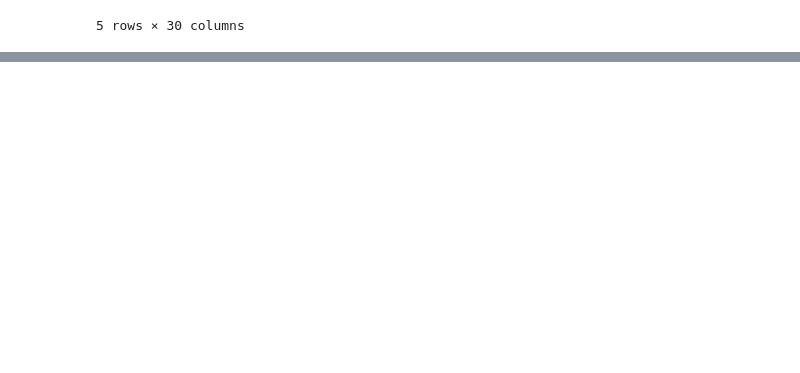
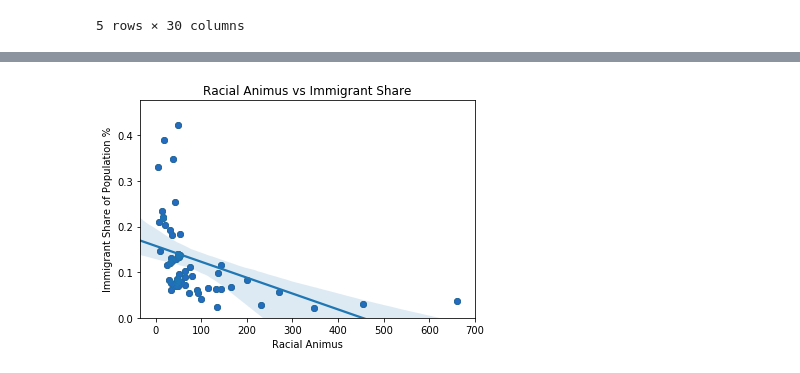
Before and after one commit to jmendiola84/Team_5, a Jupyter notebook: Tweets_1(Prejudice).ipynb, the cells around one changed output, grey strips where cells are left out. Cells and saved outputs as stored; diff of their text form; code cells hidden in the pictures; blank space fills up the shorter version.

```diff
--- a/Tweets_1(Prejudice).ipynb
+++ b/Tweets_1(Prejudice).ipynb
@@ -308,0 +282,14 @@ dtype: int64
+# %%
+plt.clf()
+plt.scatter(values, immigrant_rate_state, marker="o", facecolors="blue", edgecolors="black",
+            linewidth=1, alpha=0.75)
+sns.regplot(x=values, y=immigrant_rate_state, data=merged_tweet1_state);
+plt.ylim(0,)
+#plt.xlim(13,25)
+plt.title("Racial Animus vs Immigrant Share")
+plt.ylabel("Immigrant Share of Population %")
+plt.xlabel("Racial Animus")
+plt.savefig("Racial-Animus-vs-Immigrant_Total(State).png")
+plt.show()
+# %% [output]
+[figure, added]
```
Also changed, not shown: parts of 14 cells of this notebook, 16 other files.
